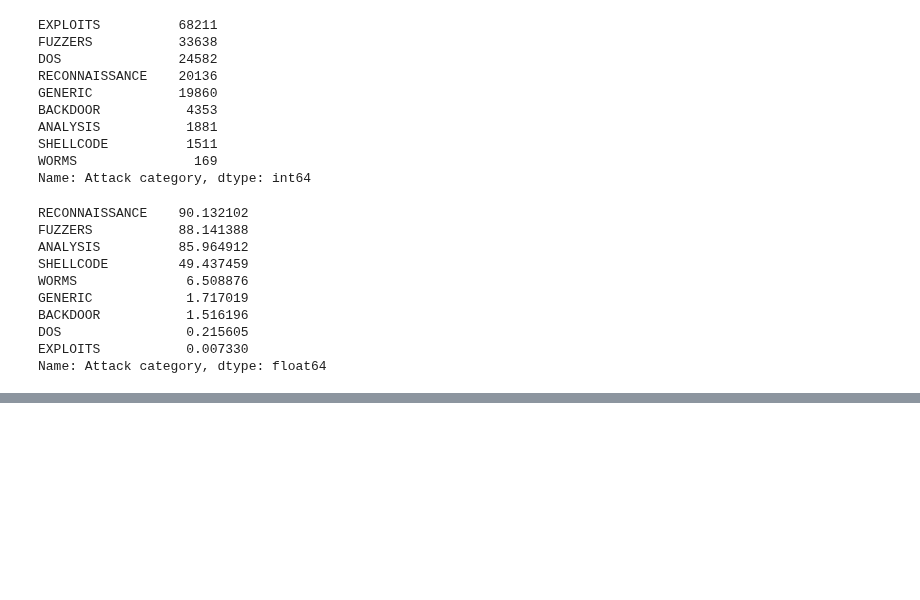
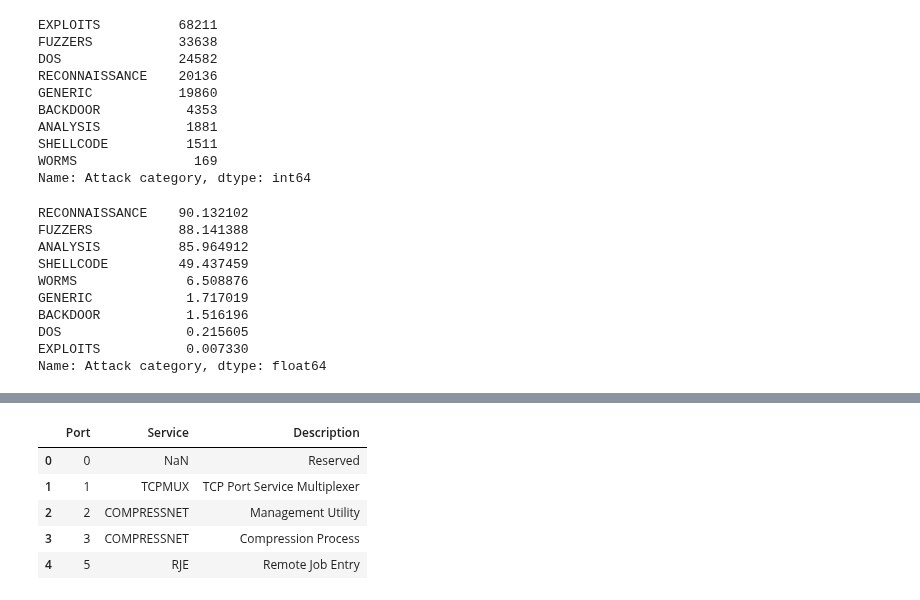
Before and after one commit to EddyGiusepe/Cyber_Security_1, a Jupyter notebook: CyberSecurity_Kaggle.ipynb, the cells around one changed output, grey strips where cells are left out. Saved outputs shown, nothing was run; the diff lists cells and outputs as text; code cells hidden in the pictures; blank space fills up the shorter version.

```diff
--- a/CyberSecurity_Kaggle.ipynb
+++ b/CyberSecurity_Kaggle.ipynb
@@ -361,0 +382,12 @@ Name: Attack category, dtype: float64
+# %%
+# Aqui também colocamos os atributos da coluna "Service" em Maiúscula.
+
+tcp_ports['Service'] = tcp_ports['Service'].str.upper()
+tcp_ports.head()
+# %% [output]
+|  | Port | Service | Description |
+| 0 | 0 | NaN | Reserved |
+| 1 | 1 | TCPMUX | TCP Port Service Multiplexer |
+| 2 | 2 | COMPRESSNET | Management Utility |
+| 3 | 3 | COMPRESSNET | Compression Process |
+| 4 | 5 | RJE | Remote Job Entry |
```
Also changed, not shown: parts of 12 cells of this notebook.
